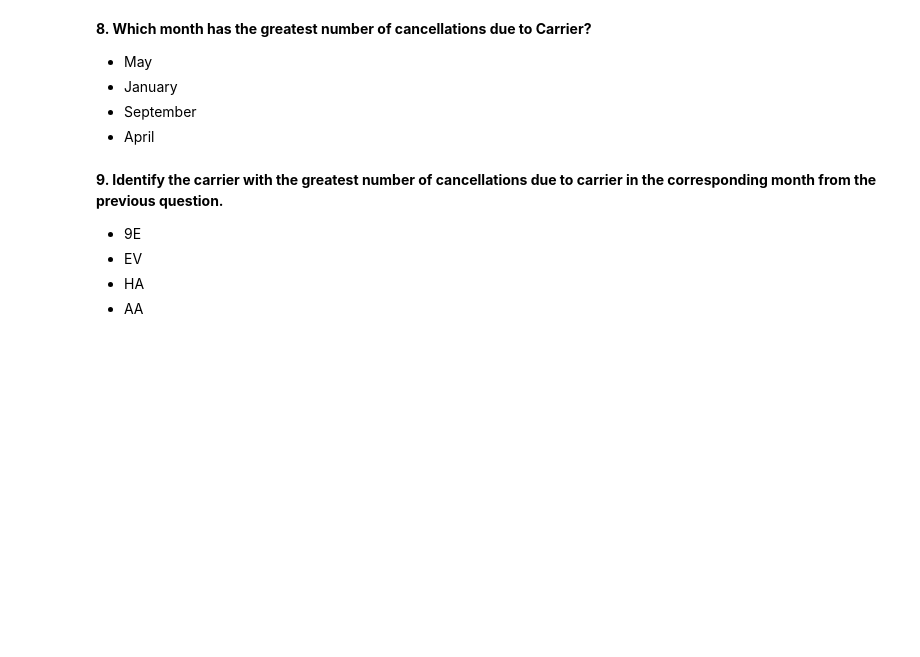
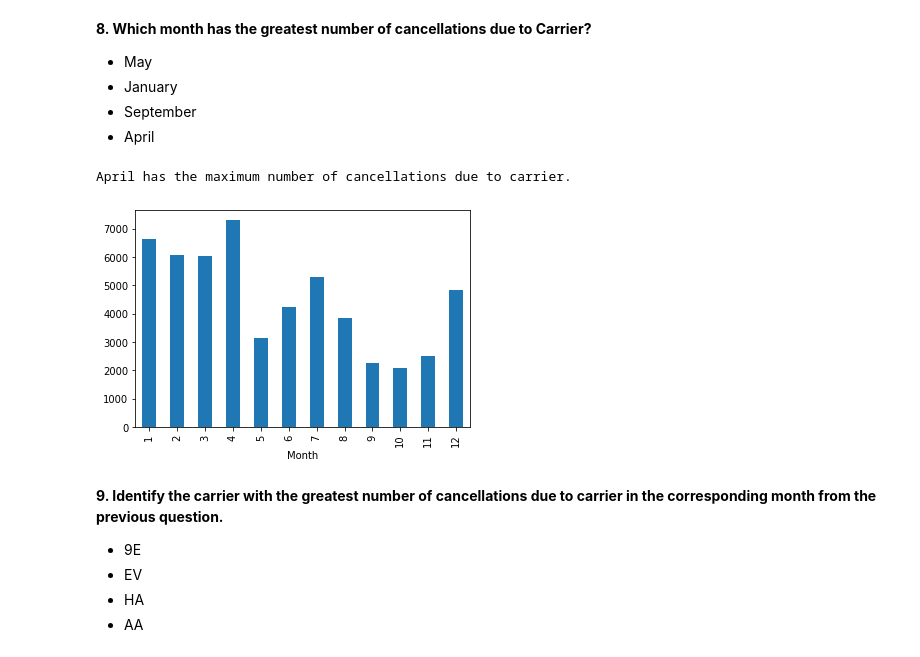
Before and after one commit to natashaa/mlcourse_dubai, a Jupyter notebook: jupyter_notebooks/Lecture_02_visual_data_analysis/topic-2-visual-data-analysis_ASSIGNMENT.ipynb, the cells around one changed output. Drawn from its saved outputs; the diff is of its cells as text; code cells hidden in the pictures; blank space fills up the shorter version.

```diff
--- a/jupyter_notebooks/Lecture_02_visual_data_analysis/topic-2-visual-data-analysis_ASSIGNMENT.ipynb
+++ b/jupyter_notebooks/Lecture_02_visual_data_analysis/topic-2-visual-data-analysis_ASSIGNMENT.ipynb
@@ -305,3 +412,11 @@ num_flights_by_date.rolling(window=7).mean().plot();
+# %%
+flights_df[flights_df['CancellationCode'] == 'A'].groupby('Month').size().plot.bar(
+    x='Month', y='count')
+
+print("April has the maximum number of cancellations due to carrier.")
+# %% [output]
+April has the maximum number of cancellations due to carrier.
+[figure, added]
 # %% [markdown]
 **9. Identify the carrier with the greatest number of cancellations due to carrier in the corresponding month from the previous question.**
 
```
Also changed, not shown: parts of 18 cells of this notebook.
